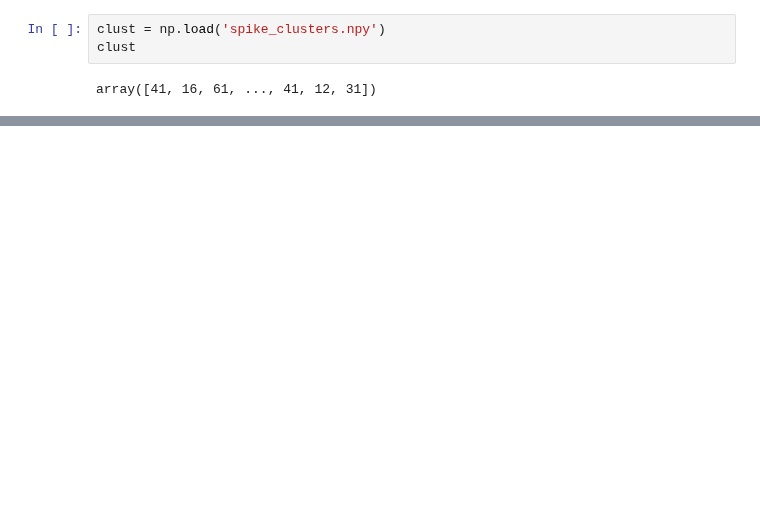
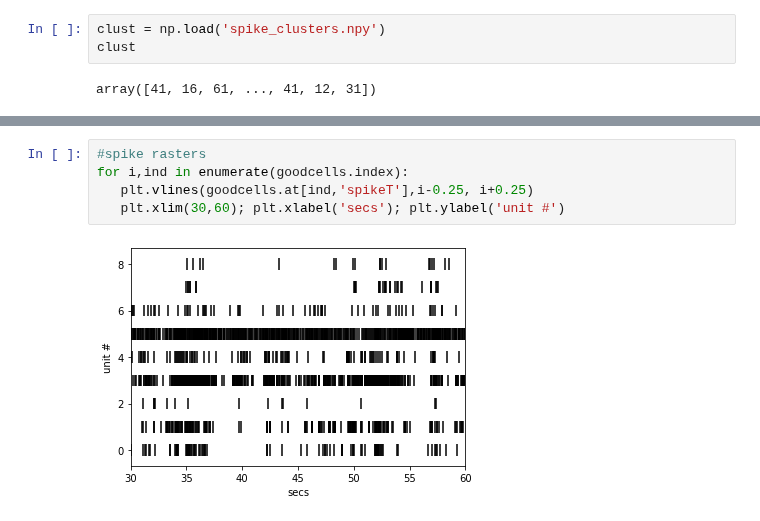
Before and after one commit to nielllab/FreelyMovingEphys, a Jupyter notebook: spikes_cmn.ipynb, the cells around one changed output, grey strips where cells are left out. Drawn from its saved outputs; the diff is of its cells as text; blank space fills up the shorter version.

```diff
--- a/spikes_cmn.ipynb
+++ b/spikes_cmn.ipynb
@@ -118,0 +119,7 @@ goodcells
+# %%
+#spike rasters
+for i,ind in enumerate(goodcells.index):
+   plt.vlines(goodcells.at[ind,'spikeT'],i-0.25, i+0.25)
+   plt.xlim(30,60); plt.xlabel('secs'); plt.ylabel('unit #')
+# %% [output]
+[figure, added]
```
Also changed, not shown: parts of 16 cells of this notebook.
